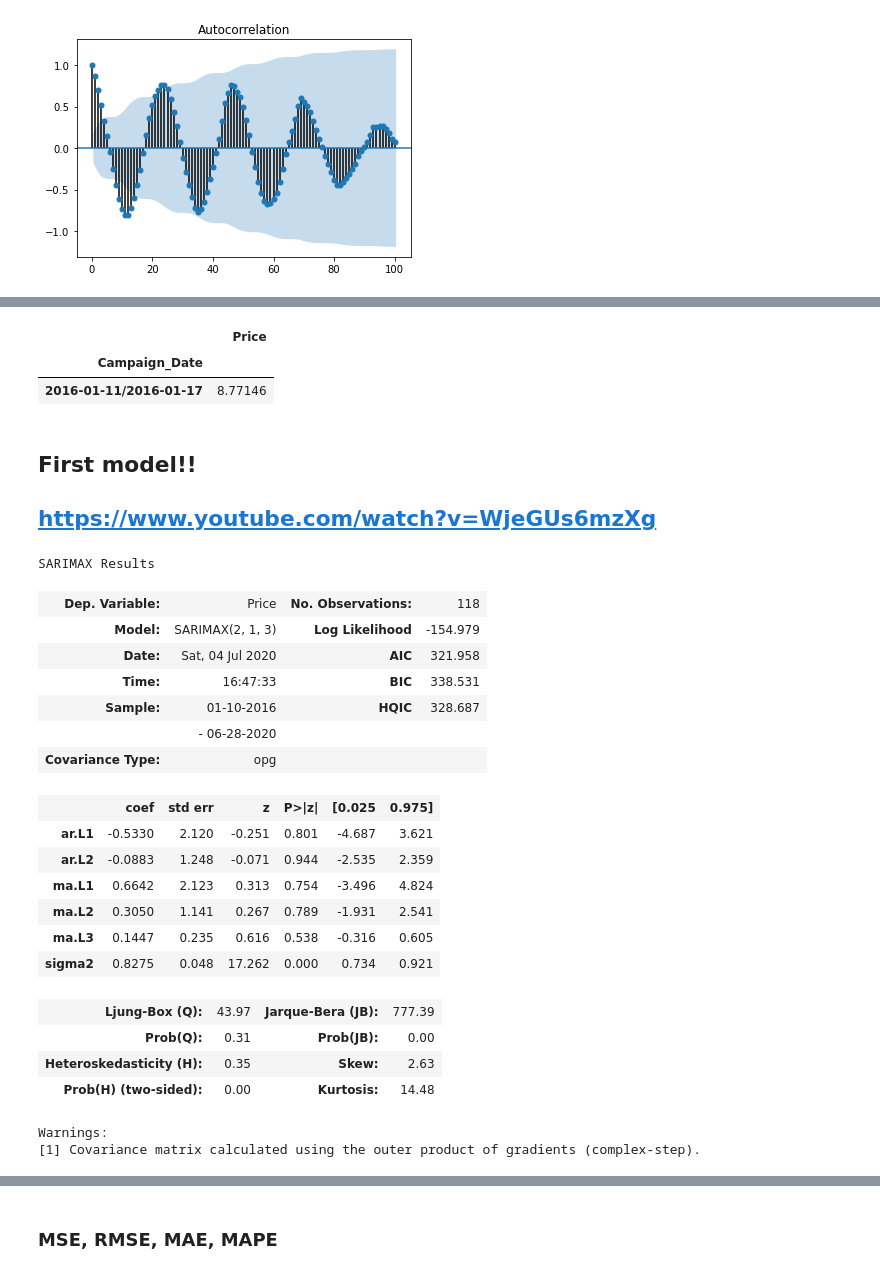
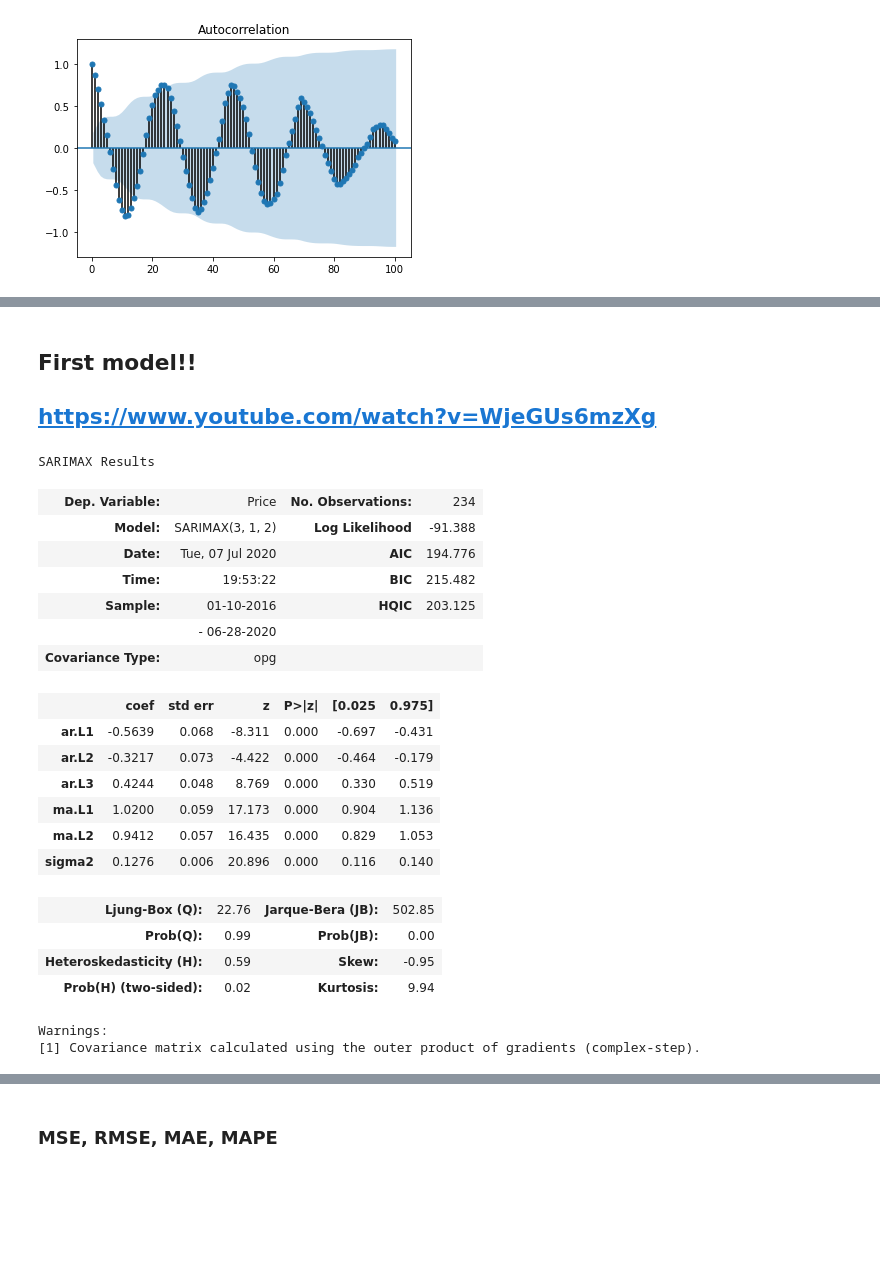
Before and after one commit to matozqui/Berries_Pricing, a Jupyter notebook: Spain/ES_Prices_Exploration.ipynb, the cells around one changed output, grey strips where cells are left out. Cells and saved outputs as stored; diff of their text form; code cells hidden in the pictures; blank space fills up the shorter version.

```diff
--- a/Spain/ES_Prices_Exploration.ipynb
+++ b/Spain/ES_Prices_Exploration.ipynb
@@ -21,6 +21,15 @@ df_prices.shape
 # %%
-df_prices.head()
-df_prices['Campaign_Date'] = df_prices['Year_campaign'].astype(str) + df_prices['Week_num_campaign'].astype(str)
+# Dates in campaign time format
+# df_prices['Campaign_Date'] = df_prices['Year_campaign'].astype(str) + df_prices['Week_num_campaign'].astype(str)
 # https://stackoverflow.com/questions/17087314/get-date-from-week-number
-df_prices['Campaign_Date'] = df_prices['Campaign_Date'].apply(lambda x: datetime.datetime.strptime(x + '-1', "%Y%W-%w"))
-df_prices.head()
+# df_prices['Campaign_Date'] = df_prices['Campaign_Date'].apply(lambda x: datetime.datetime.strptime(x + '-1', "%Y%W-%w"))
+
+# Dates natural date format
+blue = df_prices[(df_prices.Product=='BLUEBERRIES') & (df_prices.Year_campaign>2015) & (df_prices.Week_num_campaign<50)][['Date_ref', 'Price']]
+blue.set_index('Date_ref',inplace=True)
+blue.sort_index(inplace=True)
+blue.index = blue.index.astype('datetime64[ns]')
+blue_weeks = blue.resample('W').mean().asfreq('W')
+rows_null = blue_weeks.isnull()
+idx_null = rows_null[rows_null.any(axis=1)].index
+blue_full = blue_weeks.interpolate()
@@ -98,35 +90,29 @@ plot_pacf(blue, lags = 30);
-# %%
-blue[1:2]
-# %% [output]
-|  | Price |
-| Campaign_Date |  |
-| 2016-01-11/2016-01-17 | 8.77146 |
 # %% [markdown]
 ## First model!!
 ## https://www.youtube.com/watch?v=WjeGUs6mzXg
 # %%
 from statsmodels.tsa.statespace.sarimax import SARIMAX
-model = SARIMAX(blue, order = (2,1,3)).fit()
+model = SARIMAX(blue_full, order = (3,1,2)).fit()
 model.summary()
 # %% [output]
 SARIMAX Results
-| Dep. Variable: | Price | No. Observations: | 118 |
-| Model: | SARIMAX(2, 1, 3) | Log Likelihood | -154.979 |
-| Date: | Sat, 04 Jul 2020 | AIC | 321.958 |
-| Time: | 16:47:33 | BIC | 338.531 |
-| Sample: | 01-10-2016 | HQIC | 328.687 |
+| Dep. Variable: | Price | No. Observations: | 234 |
+| Model: | SARIMAX(3, 1, 2) | Log Likelihood | -91.388 |
+| Date: | Tue, 07 Jul 2020 | AIC | 194.776 |
+| Time: | 19:53:22 | BIC | 215.482 |
+| Sample: | 01-10-2016 | HQIC | 203.125 |
 |  | - 06-28-2020 |  |  |
 | Covariance Type: | opg |  |  |
 |  | coef | std err | z | P>|z| | [0.025 | 0.975] |
-| ar.L1 | -0.5330 | 2.120 | -0.251 | 0.801 | -4.687 | 3.621 |
-| ar.L2 | -0.0883 | 1.248 | -0.071 | 0.944 | -2.535 | 2.359 |
-| ma.L1 | 0.6642 | 2.123 | 0.313 | 0.754 | -3.496 | 4.824 |
-| ma.L2 | 0.3050 | 1.141 | 0.267 | 0.789 | -1.931 | 2.541 |
-| ma.L3 | 0.1447 | 0.235 | 0.616 | 0.538 | -0.316 | 0.605 |
-| sigma2 | 0.8275 | 0.048 | 17.262 | 0.000 | 0.734 | 0.921 |
+| ar.L1 | -0.5639 | 0.068 | -8.311 | 0.000 | -0.697 | -0.431 |
+| ar.L2 | -0.3217 | 0.073 | -4.422 | 0.000 | -0.464 | -0.179 |
+| ar.L3 | 0.4244 | 0.048 | 8.769 | 0.000 | 0.330 | 0.519 |
+| ma.L1 | 1.0200 | 0.059 | 17.173 | 0.000 | 0.904 | 1.136 |
+| ma.L2 | 0.9412 | 0.057 | 16.435 | 0.000 | 0.829 | 1.053 |
+| sigma2 | 0.1276 | 0.006 | 20.896 | 0.000 | 0.116 | 0.140 |
-| Ljung-Box (Q): | 43.97 | Jarque-Bera (JB): | 777.39 |
-| Prob(Q): | 0.31 | Prob(JB): | 0.00 |
-| Heteroskedasticity (H): | 0.35 | Skew: | 2.63 |
-| Prob(H) (two-sided): | 0.00 | Kurtosis: | 14.48 |
+| Ljung-Box (Q): | 22.76 | Jarque-Bera (JB): | 502.85 |
+| Prob(Q): | 0.99 | Prob(JB): | 0.00 |
+| Heteroskedasticity (H): | 0.59 | Skew: | -0.95 |
+| Prob(H) (two-sided): | 0.02 | Kurtosis: | 9.94 |
 Warnings:
 [1] Covariance matrix calculated using the outer product of gradients (complex-step).
```
Also changed, not shown: parts of 26 cells of this notebook, 5 other files.
